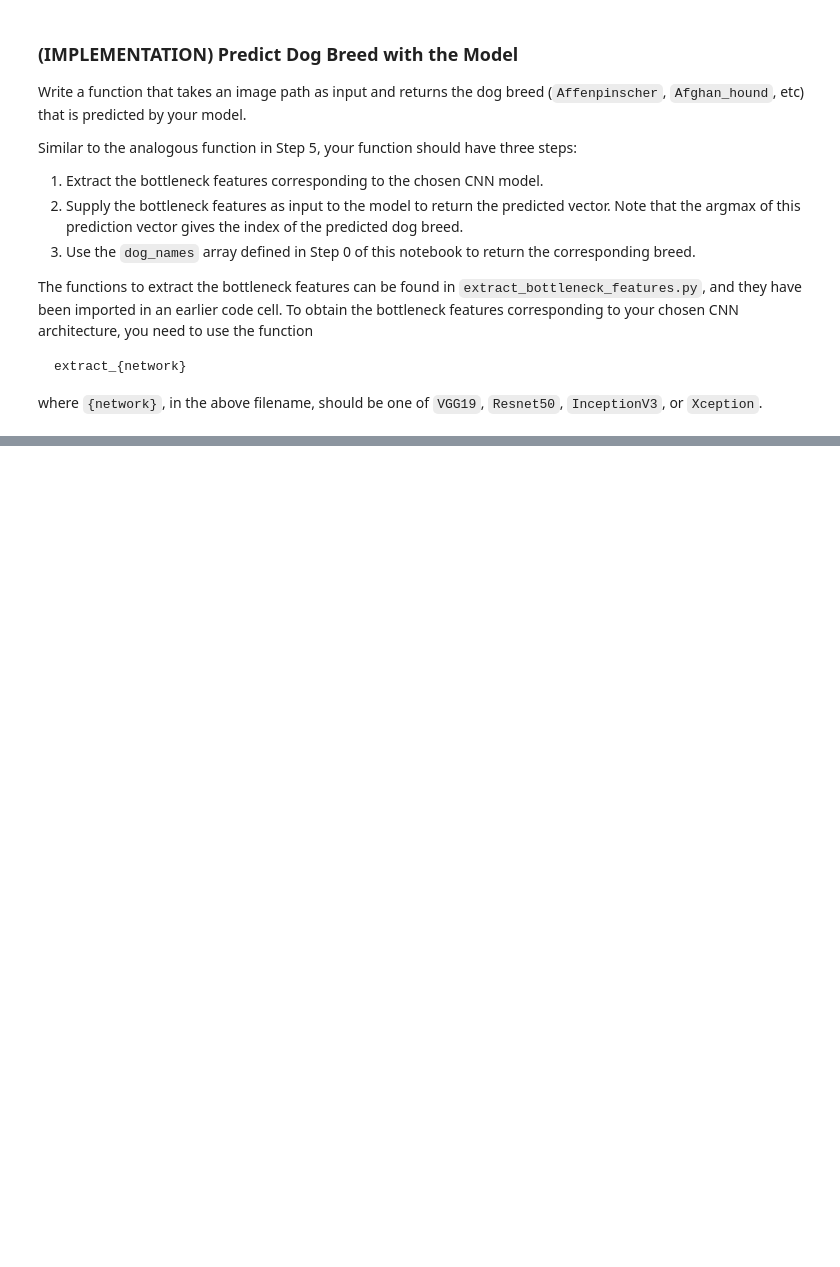
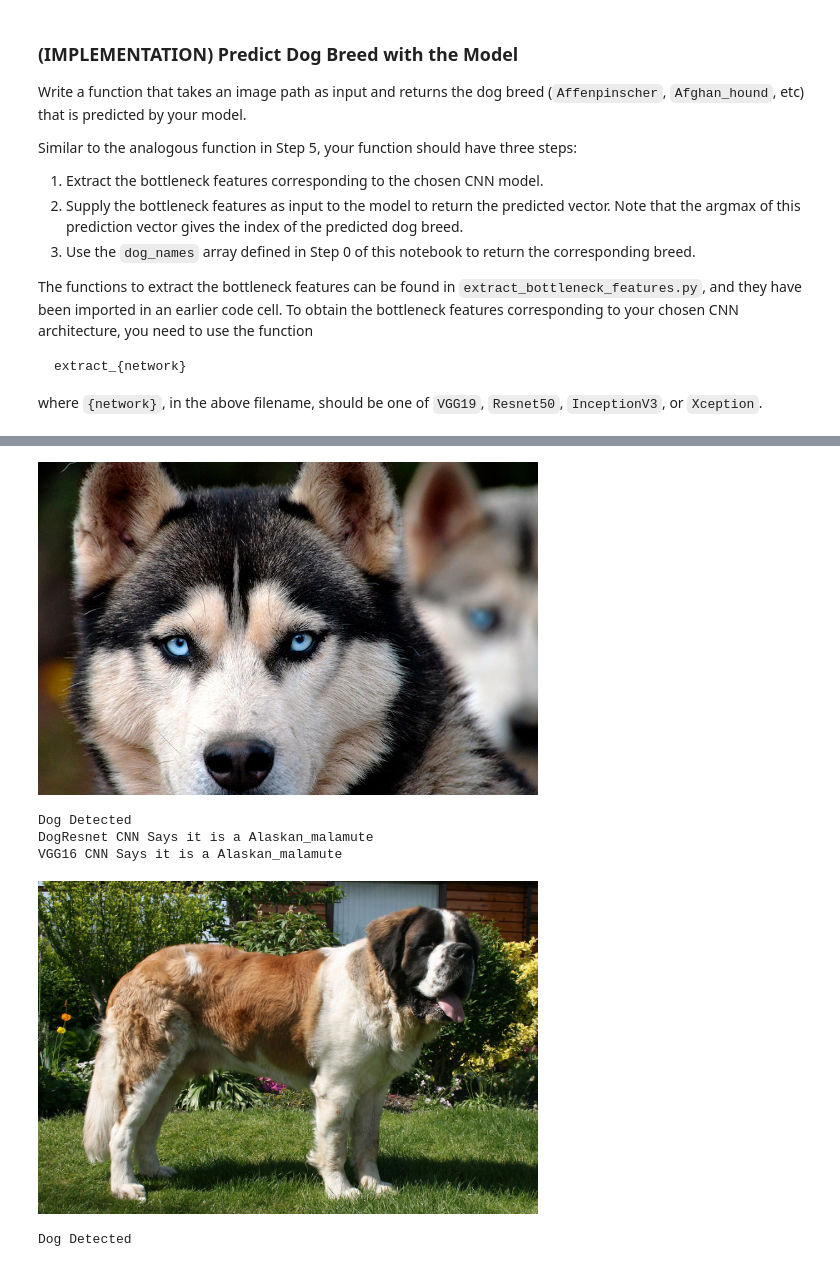
Before and after one commit to LukasMeine/udacity-deep-learning-nanodegree, a Jupyter notebook: dog-project/dog_app.ipynb, the cells around one changed output, grey strips where cells are left out. Saved outputs shown, nothing was run; the diff lists cells and outputs as text; code cells hidden in the pictures; blank space fills up the shorter version.

```diff
--- a/dog-project/dog_app.ipynb
+++ b/dog-project/dog_app.ipynb
@@ -540,0 +650,8 @@ You are welcome to [augment the training data](https://blog.keras.io/building-po
+# %%
+from keras.callbacks import ModelCheckpoint
+checkpointer = ModelCheckpoint(filepath='saved_models/weights.best.DogResnet.hdf5',
+                               verbose=1, save_best_only=True)
+
+DogResnet_model.fit(train_DogResnet, train_targets,
+          validation_data=(valid_DogResnet, valid_targets),
+          epochs=20, batch_size=20, callbacks=[checkpointer], verbose=1)
@@ -545,3 +679,5 @@ You are welcome to [augment the training data](https://blog.keras.io/building-po
+# %%
+DogResnet_model.load_weights('saved_models/weights.best.DogResnet.hdf5')
 # %% [markdown]
 ### (IMPLEMENTATION) Test the Model
 
@@ -569,3 +708,13 @@ where `{network}`, in the above filename, should be one of `VGG19`, `Resnet50`,
+# %%
+from extract_bottleneck_features import *
+
+def DogResnet_predict_breed(img_path):
+    # extract bottleneck features
+    bottleneck_feature = extract_Resnet50(path_to_tensor(img_path))
+    # obtain predicted vector
+    predicted_vector = DogResnet_model.predict(bottleneck_feature)
+    # return dog breed that is predicted by the model
+    return dog_names[np.argmax(predicted_vector)]
 # %% [markdown]
 ---
 <a id='step6'></a>
@@ -590,3 +736,17 @@ Some sample output for our algorithm is provided below, but feel free to design
+# %%
+def classify_breed(img_path):
+    if dog_detector(img_path):
+        print("Dog Detected")
+        print("DogResnet CNN Says it is a {}".format(DogResnet_predict_breed(img_path)))
+        print("VGG16 CNN Says it is a {}".format(VGG16_predict_breed(img_path)))
+
+    elif face_detector(img_path):
+        print("Human Detected")
+        print("DogResnet CNN Says it Resembles a {}".format(DogResnet_predict_breed(img_path)))
+        print("VGG16 CNN Says it Resembles a {}".format(VGG16_predict_breed(img_path)))
+
+    else:
+        print("Does not seems to be a dog or a human")
 # %% [markdown]
 ---
 <a id='step7'></a>
@@ -607,0 +771,18 @@ __Answer:__
+# %%
+from IPython.core.display import Image, display
+
+display(Image('final_tests/husky.jpg', width=500, height=500, unconfined=False))
+classify_breed('final_tests/husky.jpg')
+display(Image('final_tests/saint.jpg', width=500, height=500, unconfined=False))
+classify_breed('final_tests/saint.jpg')
+display(Image('final_tests/amy.jpg', width=500, height=500, unconfined=False))
+classify_breed('final_tests/amy.jpg')
+display(Image('final_tests/frank.jpg', width=500, height=500, unconfined=False))
+classify_breed('final_tests/frank.jpg')
+# %% [output]
+[figure, added]
+Dog Detected
+DogResnet CNN Says it is a Alaskan_malamute
+VGG16 CNN Says it is a Alaskan_malamute
+[figure, added]
+Dog Detected
```
Also changed, not shown: parts of 24 cells of this notebook, 5 other files.
